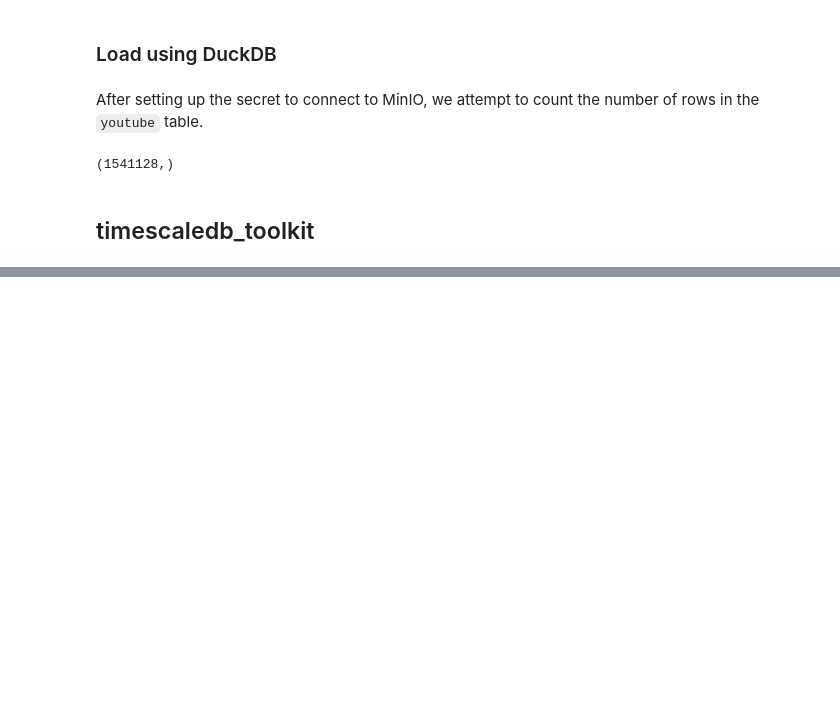
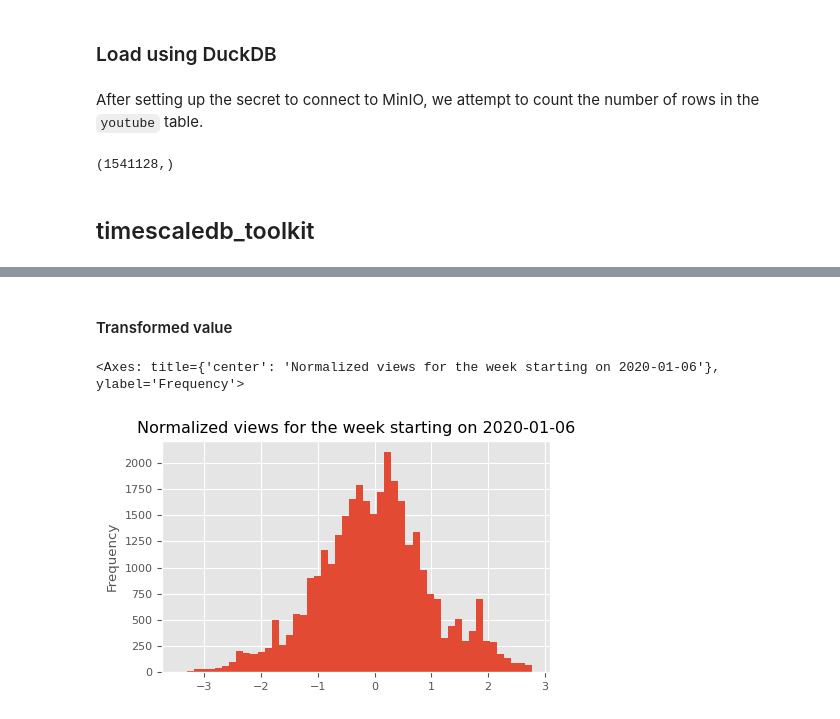
Before and after one commit to DataLabTechTV/postgresql-maximalism, a Jupyter notebook: notebooks/visualization.ipynb, the cells around one changed output, grey strips where cells are left out. Drawn from its saved outputs; the diff is of its cells as text; code cells hidden in the pictures; blank space fills up the shorter version.

```diff
--- a/notebooks/visualization.ipynb
+++ b/notebooks/visualization.ipynb
@@ -97,0 +169,10 @@ shape: (1, 1)
+# %% [markdown]
+#### Transformed value
+# %%
+weekly_views["norm_views"].plot.hist(
+    title="Normalized views for the week starting on 2020-01-06",
+    bins=50,
+)
+# %% [output]
+<Axes: title={'center': 'Normalized views for the week starting on 2020-01-06'}, ylabel='Frequency'>
+[figure, added]
```
Also changed, not shown: parts of 12 cells of this notebook, 2 other files.
